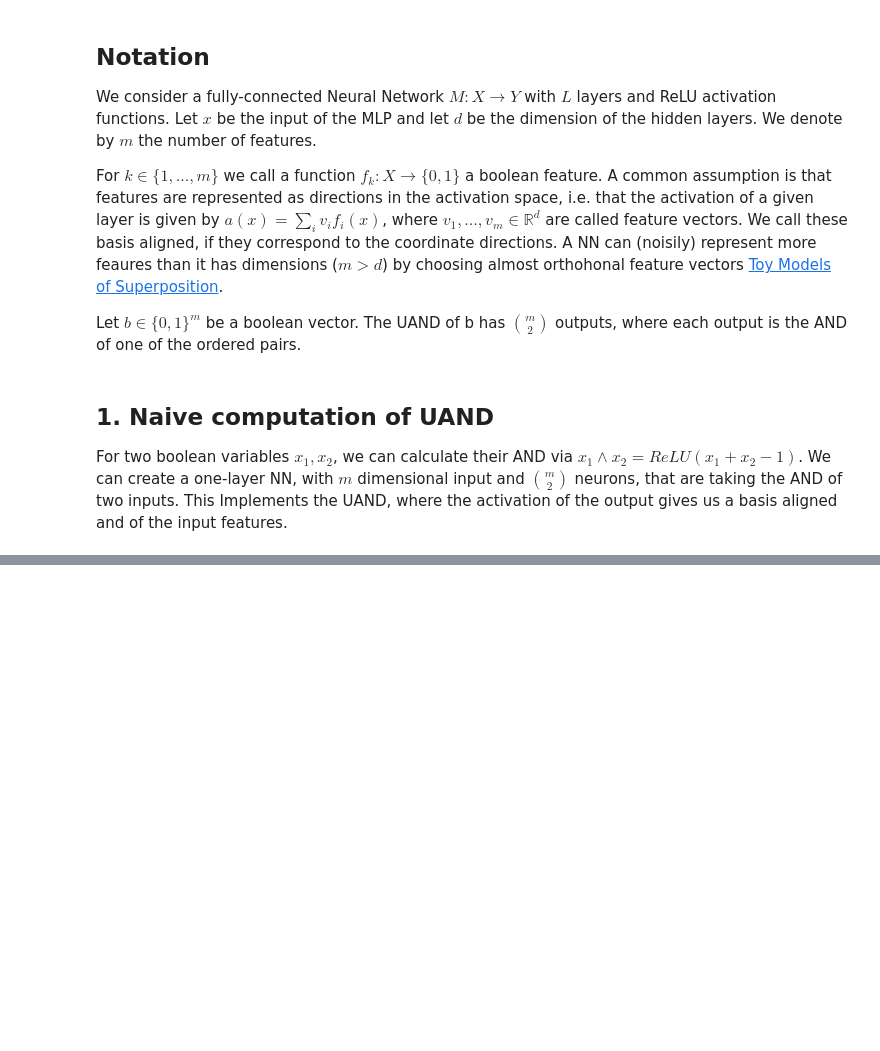
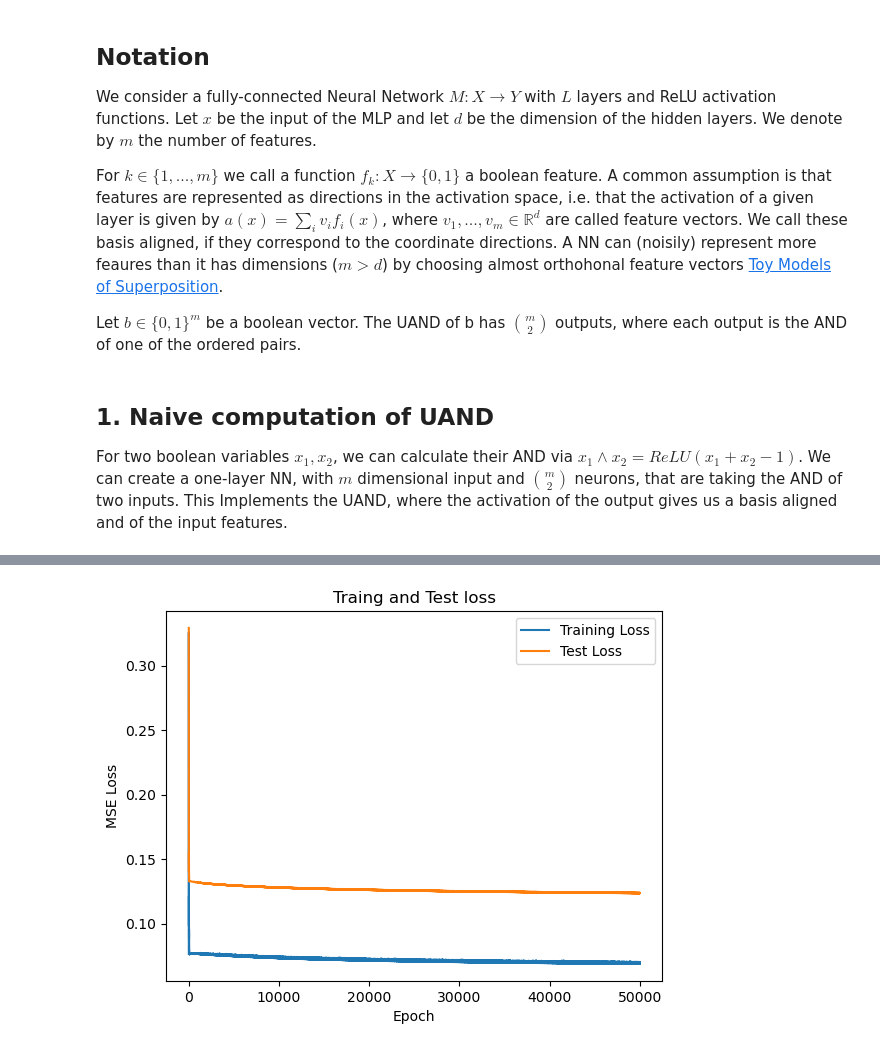
Before and after one commit to seiferfl/neural-circuit-lab, a Jupyter notebook: neural_circuit_lab/computation_in_superposition.ipynb, the cells around one changed output, grey strips where cells are left out. Cells and saved outputs as stored; diff of their text form; code cells hidden in the pictures; blank space fills up the shorter version.

```diff
--- a/neural_circuit_lab/computation_in_superposition.ipynb
+++ b/neural_circuit_lab/computation_in_superposition.ipynb
@@ -151,0 +249,7 @@ plt.show()
+# %%
+#network setup
+#d = int((np.log(m))**8/epsilon**2)
+d = int(1/epsilon**2 +1)
+d_out = int(m*(m-1)/2)
+print(d)
+print(m*(m-1)/2)
@@ -151,0 +301,28 @@ plt.show()
+# %%
+
+#training parameters
+n_epoch = 50000
+lr = 1e-3
+wd = 1e-1
+DATA_SEED = 347
+betas = (0.9,0.98)
+# %%
+# Define optimizer
+optimizer2 = torch.optim.AdamW(mlp2.parameters(),lr=lr, betas=betas,weight_decay=wd)
+# %%
+train_losses = []
+test_losses = []
+for epoch in tqdm.tqdm(range(n_epoch)):
+    train_pred = mlp2(train_data)
+    train_loss = loss_fn(train_pred,train_labels)
+    train_loss.backward()
+    train_losses.append(train_loss.item())
+    optimizer2.step()
+    optimizer2.zero_grad()
+    with torch.inference_mode():
+        test_pred = mlp2(test_data)
+        test_loss = loss_fn(test_pred,test_labels)
+        test_losses.append(test_loss.item())
+
+    if ((epoch+1)%100)==0:
+        print(f"Epoch {epoch} Train Loss {train_loss.item()} Test loss {test_loss.item()}")
@@ -151,0 +343,12 @@ plt.show()
+# %%
+import matplotlib.pyplot as plt
+plt.plot(train_losses,label="Training Loss")
+plt.plot(test_losses,label="Test Loss")
+plt.xlabel("Epoch")
+plt.ylabel("MSE Loss")
+#plt.yscale("log")
+plt.title("Traing and Test loss")
+plt.legend()
+plt.show()
+# %% [output]
+[figure, added]
```
Also changed, not shown: parts of 21 cells of this notebook, 3 other files.
